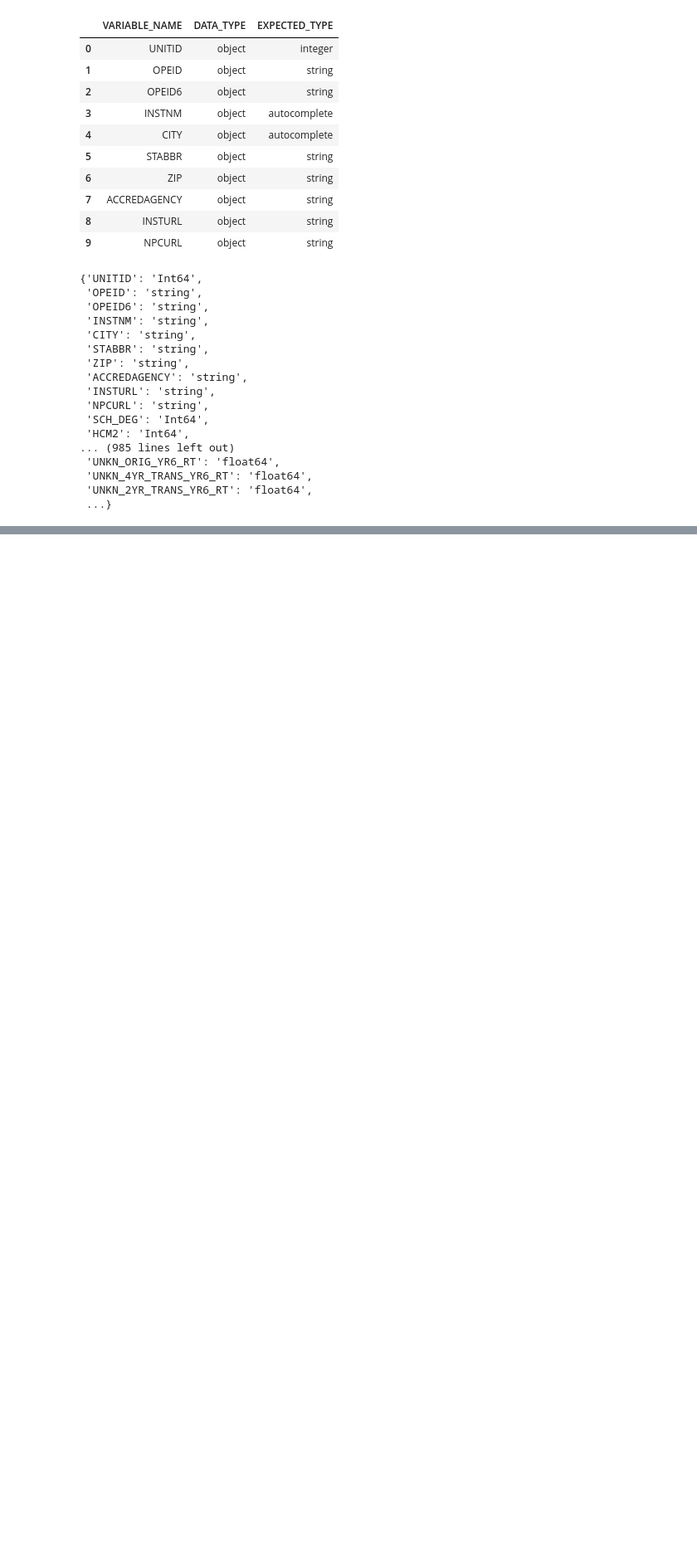
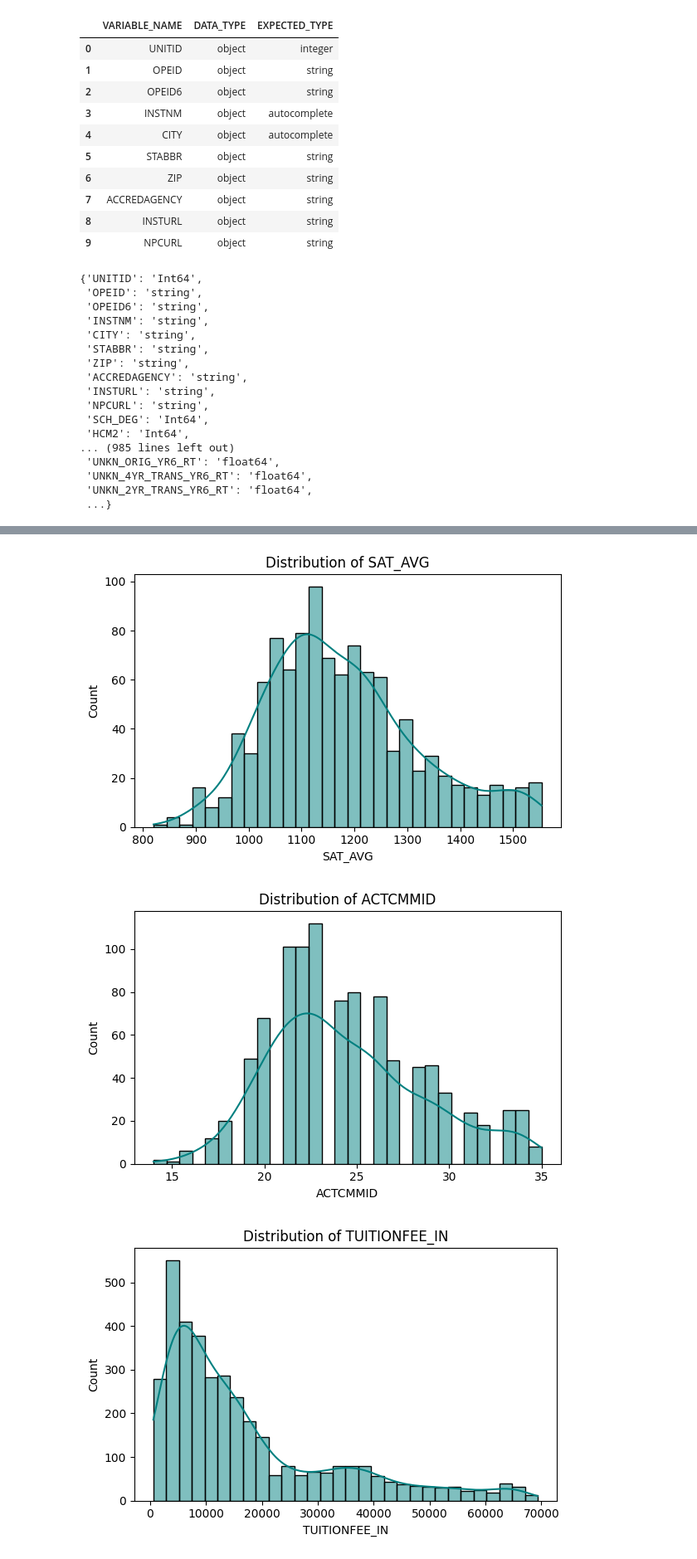
Before and after one commit to Mamasmess333/Admit_Predict, a Jupyter notebook: College_Scorecard_Most_Recent_Institutional_Data/Notebooks/01_EDA.ipynb, the cells around one changed output, grey strips where cells are left out. Shown at 83% size. Cells and saved outputs as stored; diff of their text form; code cells hidden in the pictures; blank space fills up the shorter version.

Commit message:
Added correlation analysis, data cleaning, and EDA visualizations

```diff
--- a/College_Scorecard_Most_Recent_Institutional_Data/Notebooks/01_EDA.ipynb
+++ b/College_Scorecard_Most_Recent_Institutional_Data/Notebooks/01_EDA.ipynb
@@ -266,0 +267,19 @@ dtype: float64
+# %%
+import pandas as pd
+
+
+# -------------------------------
+# 🧹 Drop empty/sparse columns
+# -------------------------------
+before_cols = df.shape[1]
+df = df.dropna(axis=1, how='all')  # drop 100% missing
+df = df.loc[:, df.isna().mean() < 0.9]  # drop >90% missing
+after_cols = df.shape[1]
+
+print(f"✅ Dropped {before_cols - after_cols} columns with extreme missingness.")
+print("📊 New dataset shape:", df.shape)
+
+# Re-check missing summary
+missing_percent = df.isna().mean().round(3) * 100
+print("\n🔍 Remaining Missingness (Top 10 columns):")
+print(missing_percent.sort_values(ascending=False).head(10))
@@ -266,0 +387,35 @@ dtype: float64
+# %%
+import matplotlib.pyplot as plt
+import seaborn as sns
+
+# -------------------------------
+# 📈 Univariate Analysis
+# -------------------------------
+
+numeric_cols = ['SAT_AVG', 'ACTCMMID', 'TUITIONFEE_IN', 'COSTT4_A', 'PCTPELL', 'DEBT_MDN', 'ADM_RATE']
+categorical_cols = ['CONTROL', 'REGION', 'HIGHDEG']
+
+# Numeric variables — histograms
+for col in numeric_cols:
+    if col in df.columns:
+        plt.figure(figsize=(6,4))
+        sns.histplot(pd.to_numeric(df[col], errors='coerce'), bins=30, kde=True, color='teal')
+        plt.title(f"Distribution of {col}")
+        plt.xlabel(col)
+        plt.ylabel("Count")
+        plt.tight_layout()
+        plt.show()
+
+# Categorical variables — bar charts
+for col in categorical_cols:
+    if col in df.columns:
+        plt.figure(figsize=(6,4))
+        sns.countplot(x=df[col], palette='crest')
+        plt.title(f"Category Distribution: {col}")
+        plt.xticks(rotation=45)
+        plt.tight_layout()
+        plt.show()
+# %% [output]
+[figure, added]
+[figure, added]
+[figure, added]
```
Also changed, not shown: parts of 7 cells of this notebook.
